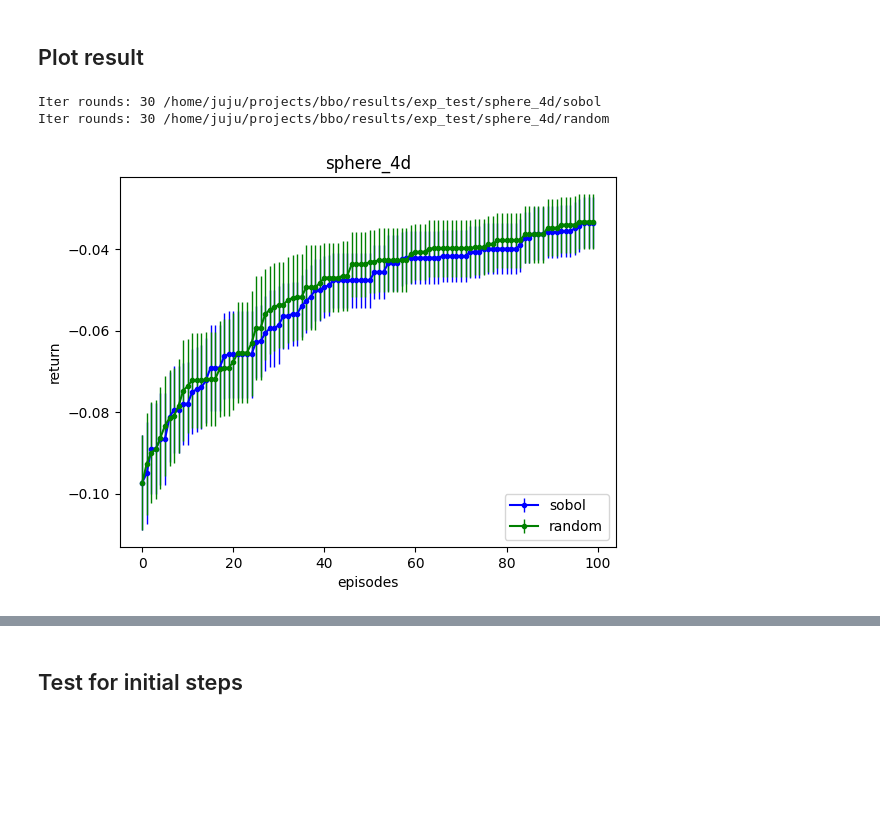
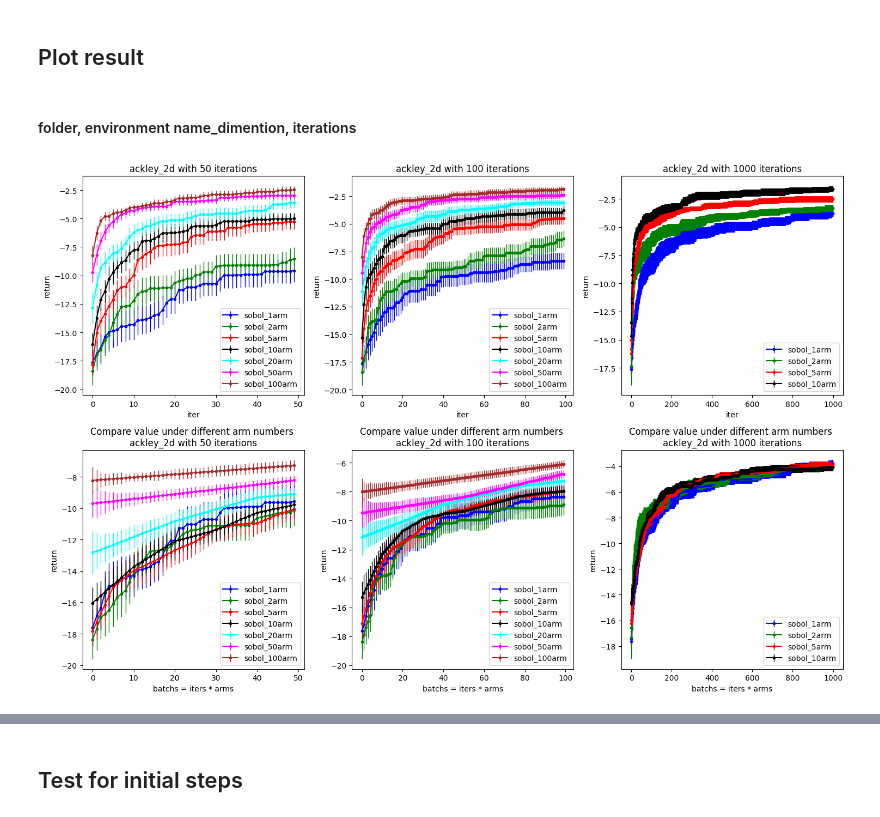
Before and after one commit to yubo-research/yubo, a Jupyter notebook: test_figure.ipynb, the cells around one changed output, grey strips where cells are left out. Drawn from its saved outputs; the diff is of its cells as text; code cells hidden in the pictures; blank space fills up the shorter version.

Commit message:
experiments/plot_nbu.py

```diff
--- a/test_figure.ipynb
+++ b/test_figure.ipynb
@@ -17,9 +32,3 @@ Finish
 ## Plot result
 # %%
 from experiments.plot_nbu import plot_results
-# %%
-plot_results("exp_test","sphere_4d")
-# %% [output]
-Iter rounds: 30 /home/juju/projects/bbo/results/exp_test/sphere_4d/sobol
-Iter rounds: 30 /home/juju/projects/bbo/results/exp_test/sphere_4d/random
-[figure, removed]
@@ -25,0 +37,19 @@ Iter rounds: 30 /home/juju/projects/bbo/results/exp_test/sphere_4d/random
+# %% [markdown]
+#### folder, environment name_dimention, iterations
+# %%
+num_rows = 2
+num_cols = 3
+fig, axs = plt.subplots(num_rows, num_cols, figsize=(15, 10))
+iterations=[50,100,1000]
+for i in range(num_rows):
+    for j in range(num_cols):
+        plt.sca(axs[i,j])
+        if i ==0:
+            plot_results("exp_test","ackley_2d",iterations[j])
+        if i ==1:
+            plot_arm_results("exp_test","ackley_2d",iterations[j])
+
+plt.tight_layout()
+plt.show()
+# %% [output]
+[figure, added]
```
Also changed, not shown: parts of 6 cells of this notebook.
